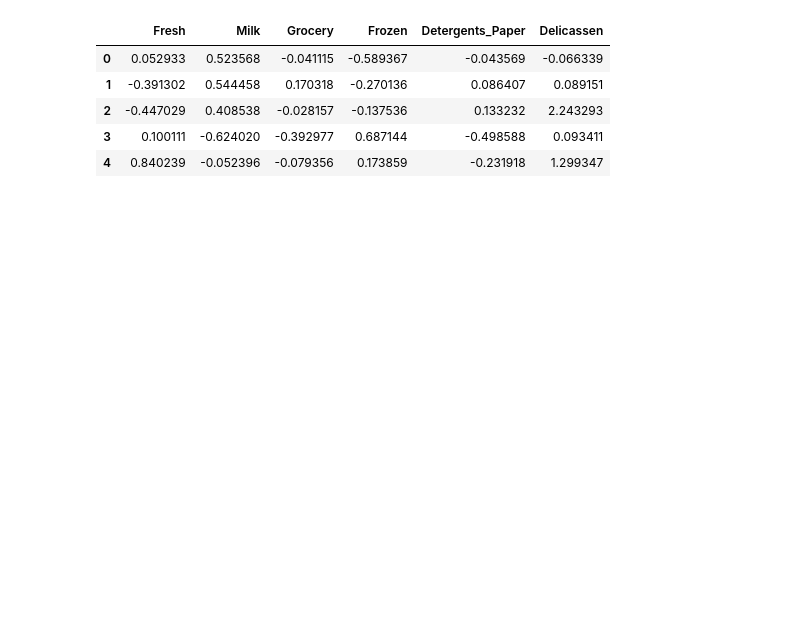
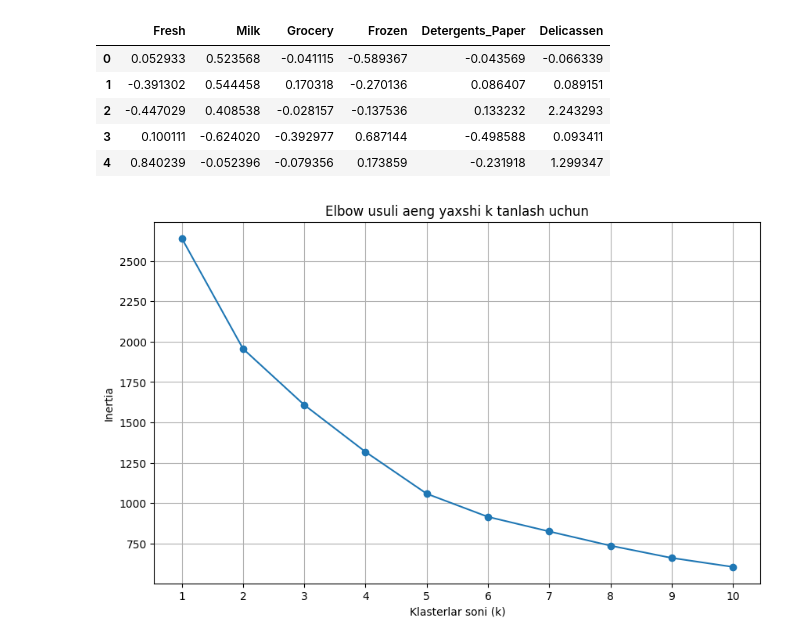
Before and after one commit to Nur9702/15-dars, a Jupyter notebook: 19_UNSUPERVISED_LEARNING_CLUSTERING_19_8_YAKUNIY_AMALIY_VAZIFA.ipynb, the cells around one changed output. Saved outputs shown, nothing was run; the diff lists cells and outputs as text; code cells hidden in the pictures; blank space fills up the shorter version.

```diff
--- a/19_UNSUPERVISED_LEARNING_CLUSTERING_19_8_YAKUNIY_AMALIY_VAZIFA.ipynb
+++ b/19_UNSUPERVISED_LEARNING_CLUSTERING_19_8_YAKUNIY_AMALIY_VAZIFA.ipynb
@@ -89,4 +89,25 @@ display(df_scaled.head())
 | 2 | -0.447029 | 0.408538 | -0.028157 | -0.137536 | 0.133232 | 2.243293 |
 | 3 | 0.100111 | -0.624020 | -0.392977 | 0.687144 | -0.498588 | 0.093411 |
 | 4 | 0.840239 | -0.052396 | -0.079356 | 0.173859 | -0.231918 | 1.299347 |
+# %%
+from sklearn.cluster import KMeans
+import matplotlib.pyplot as plt
+#asos bu o'zgaruvchi
+asos = []
+for k in range(1, 11):
+    kmeans = KMeans(n_clusters=k, random_state=42, n_init=10)
+    kmeans.fit(df_scaled)
+    asos.append(kmeans.inertia_)
+
+# elbow usuli
+plt.figure(figsize=(10, 6))
+plt.plot(range(1, 11), asos, marker='o')
+plt.xlabel('Klasterlar soni (k)')
+plt.ylabel('Inertia')
+plt.title('Elbow usuli aeng yaxshi k tanlash uchun')
+plt.xticks(range(1, 11))
+plt.grid(True)
+plt.show()
+# %% [output]
+[figure, added]
 # %%
```
Also changed, not shown: parts of 10 cells of this notebook.
